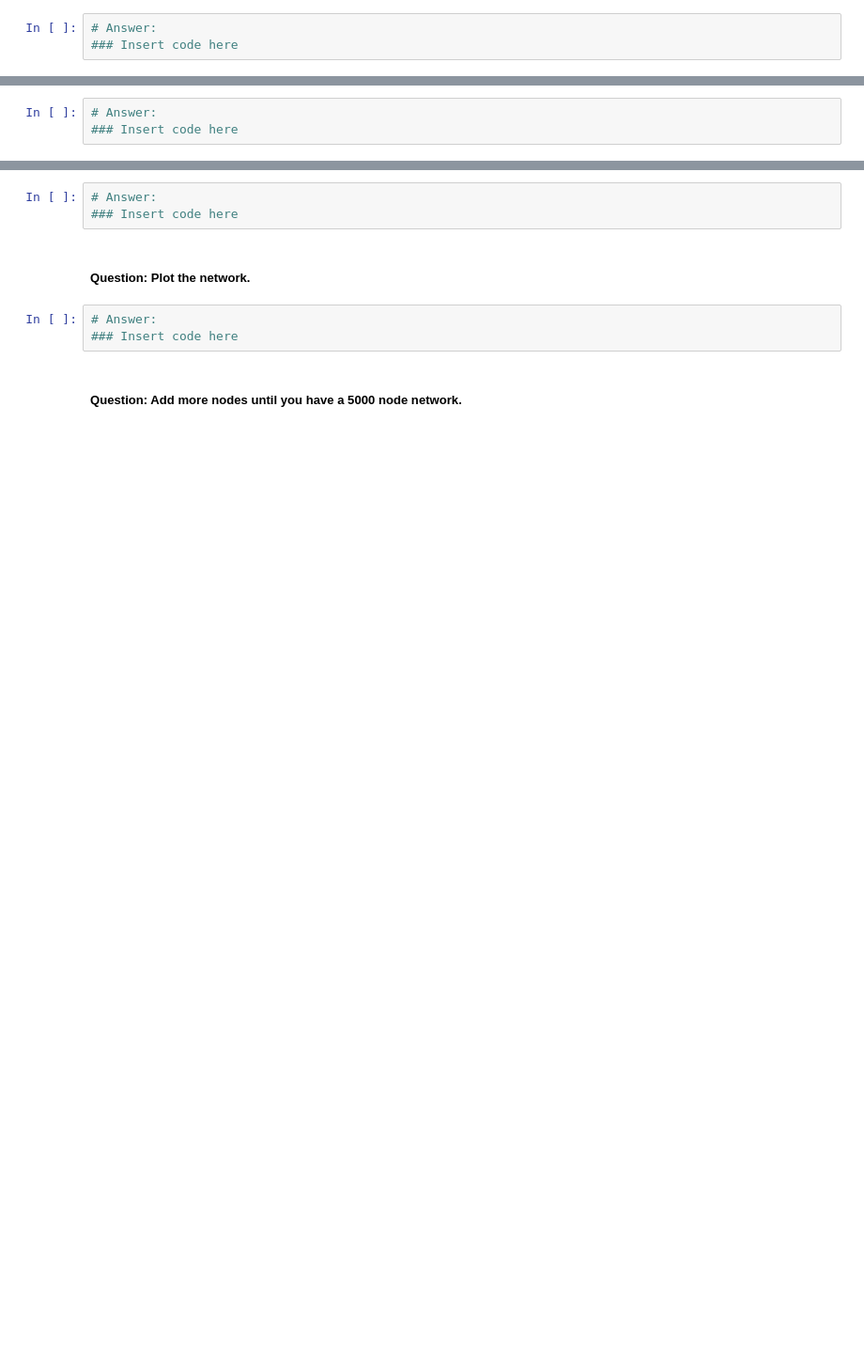
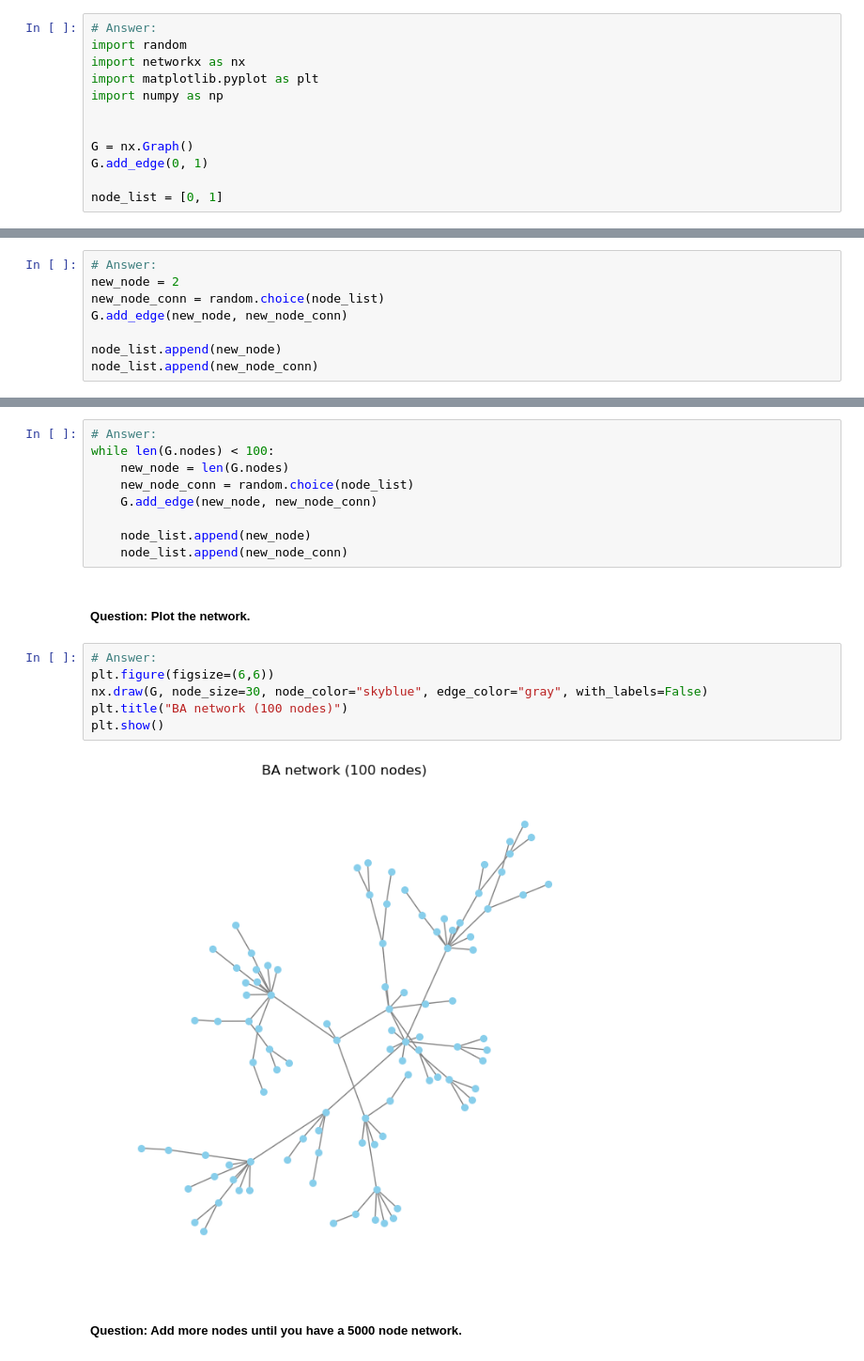
Before and after one commit to sorenstange/02805_Social_graphs_and_interactions, a Jupyter notebook: Assignment_1.ipynb, the cells around one changed output, grey strips where cells are left out. Shown at 94% size. Drawn from its saved outputs; the diff is of its cells as text; blank space fills up the shorter version.

```diff
--- a/Assignment_1.ipynb
+++ b/Assignment_1.ipynb
@@ -137,23 +139,48 @@ Answer: The three non-linear preferential attachment regimes depend on α and th
 ##### Question: First create a graph consisting of a single link. (You can call the nodes anything, but I would simply use integers as names).
 # %%
 # Answer:
-### Insert code here
+import random
+import networkx as nx
+import matplotlib.pyplot as plt
+import numpy as np
+
+
+G = nx.Graph()
+G.add_edge(0, 1)
+
+node_list = [0, 1]
 # %% [markdown]
 ##### Question: Now add another node, connecting one of the existing nodes in proportion to their degree.
 # %%
 # Answer:
-### Insert code here
+new_node = 2
+new_node_conn = random.choice(node_list)
+G.add_edge(new_node, new_node_conn)
+
+node_list.append(new_node)
+node_list.append(new_node_conn)
 # %% [markdown]
 ##### Question: Keep going until you have a 100 node network.
 Hint: The difficult part here is connecting to each node according to their degree. The way I do it is: generate a list of all edges (e.g. pairs of nodes), then flatten it (e.g. remove connection information). That list contains each node in proportion to its connections, thus drawing a random node from that list (e.g. using random.choice) corresponds to selecting a node with probability proportional to it's degree.
 # %%
 # Answer:
-### Insert code here
+while len(G.nodes) < 100:
+    new_node = len(G.nodes)
+    new_node_conn = random.choice(node_list)
+    G.add_edge(new_node, new_node_conn)
+
+    node_list.append(new_node)
+    node_list.append(new_node_conn)
 # %% [markdown]
 ##### Question: Plot the network.
 # %%
 # Answer:
-### Insert code here
+plt.figure(figsize=(6,6))
+nx.draw(G, node_size=30, node_color="skyblue", edge_color="gray", with_labels=False)
+plt.title("BA network (100 nodes)")
+plt.show()
+# %% [output]
+[figure, added]
 # %% [markdown]
 ##### Question: Add more nodes until you have a 5000 node network.
 # %%
```
Also changed, not shown: parts of 6 cells of this notebook.
